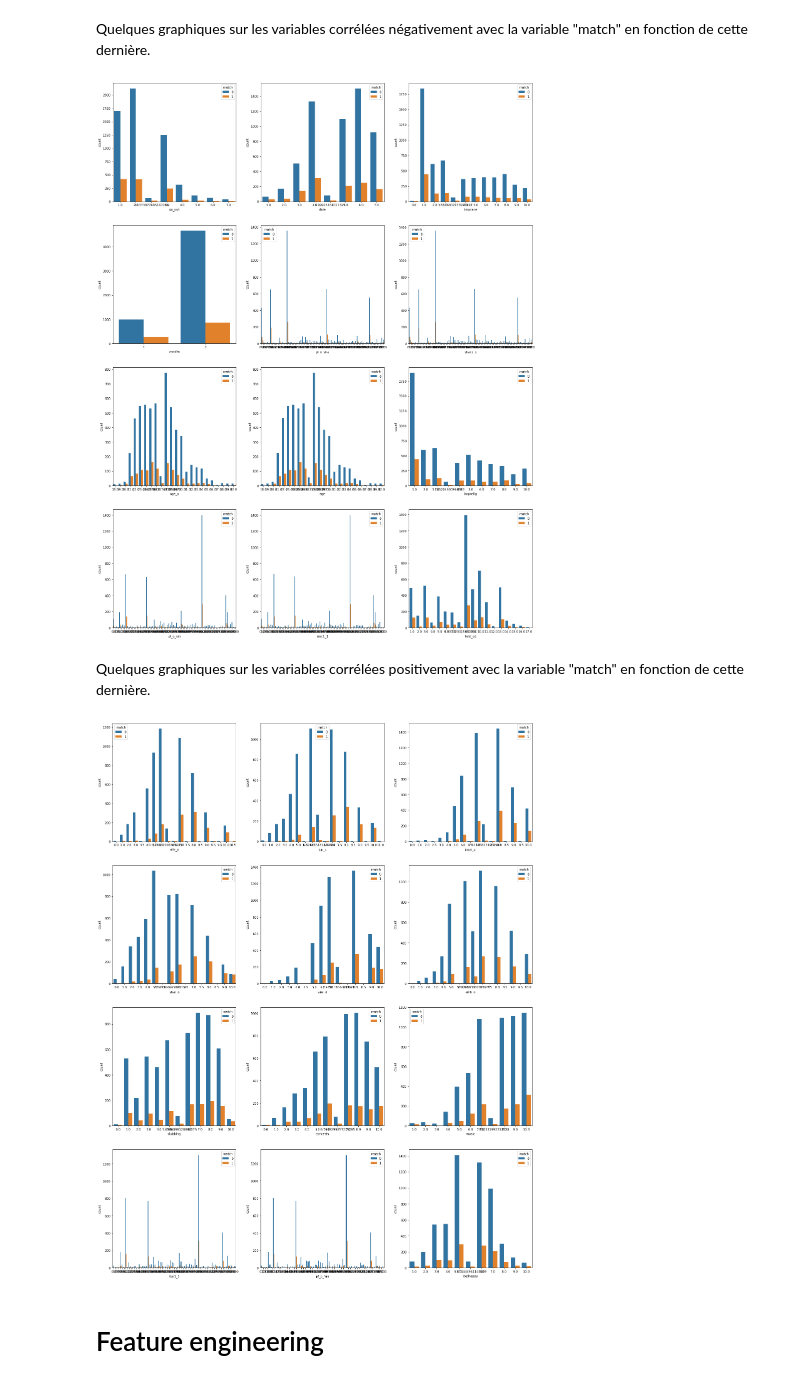
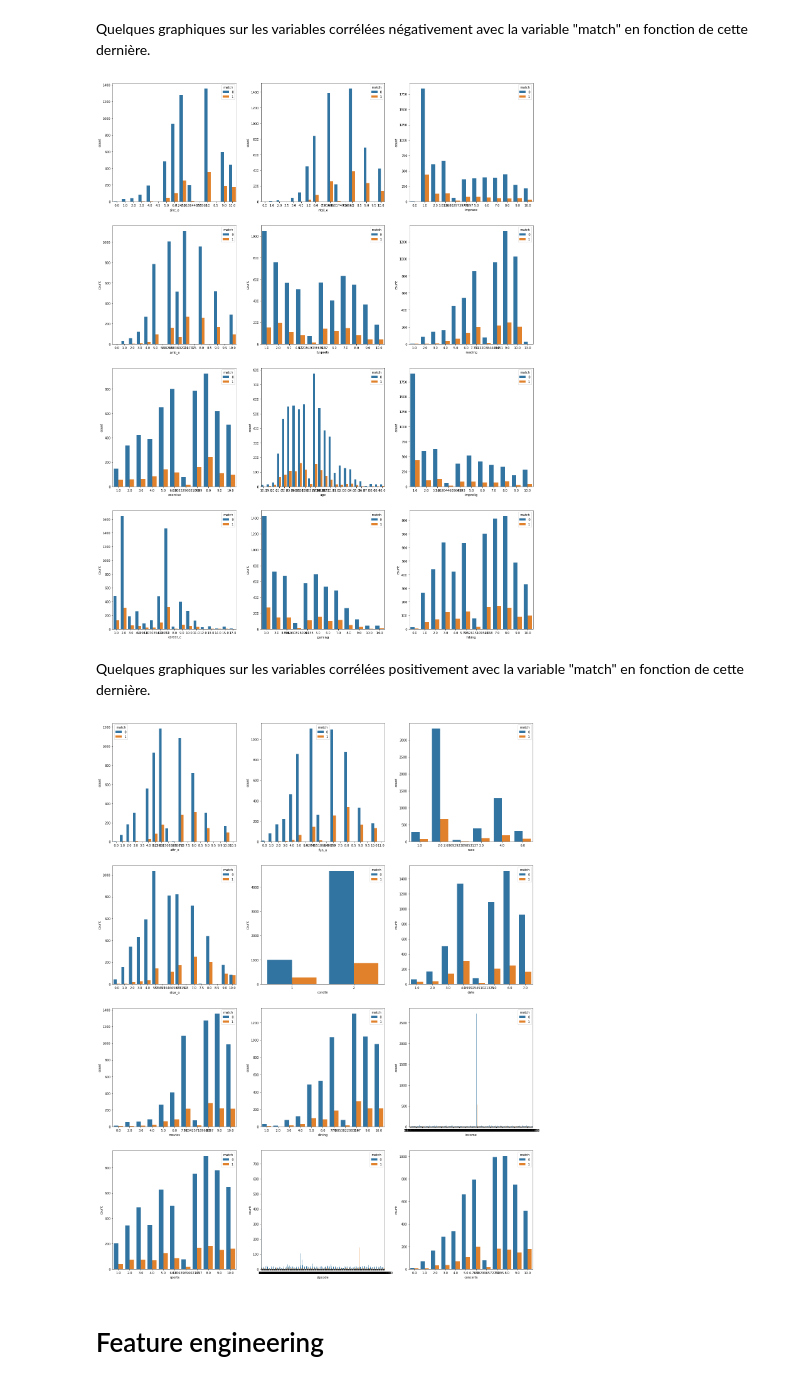
Before and after one commit to thohoang87/Projet-Python---Easy-Date, a Jupyter notebook: easydate.ipynb, the cells around one changed output. Saved outputs shown, nothing was run; the diff lists cells and outputs as text; code cells hidden in the pictures.

```diff
--- a/easydate.ipynb
+++ b/easydate.ipynb
@@ -106,3 +108,5 @@ columns_filled(data,data.columns)
+# %%
+data.match = data.match.astype("category")
 # %% [markdown]
 On voit que les données sont "propres" et "prêtes à l'emploi" maintenant
 # %%
@@ -193,7 +200,7 @@ Name: match, dtype: float64
 # %% [markdown]
 Quelques graphiques sur les variables corrélées négativement avec la variable "match" en fonction de cette dernière.
 # %%
-cols_negatif = ["go_out","date","imprace","condtn","pf_o_sha","shar1_1","age_o","age","imprelig","pf_o_sin","sinc1_1","field_cd"]
+cols_negatif = ["sinc_o","intel_o","imprace","amb_o","tvsports","reading","exercise","age","imprelig","career_c","gaming","hiking"]
 n_rows_negatif = 4
 n_cols_negatif = 3
 
@@ -205,23 +212,23 @@ for r in range(0,n_rows_negatif):
       ax_i= ax[r,c]
       sns.countplot(data=data,x=cols_negatif[i], hue="match",ax=ax_i)
 # %% [output]
-[figure, old version]
+[figure, new version]
 # %% [markdown]
 Quelques graphiques sur les variables corrélées positivement avec la variable "match" en fonction de cette dernière.
 # %%
-cols_positif = ["attr_o","fun_o","intel_o","shar_o","sinc_o","amb_o","clubbing","concerts","music","fun1_1","pf_o_fun","exphappy"]
+cols_positif = ["attr_o","fun_o","race","shar_o","condtn","date","movies","dining","income","sports","zipcode","concerts"]
 n_rows_positif = 4
 n_cols_positif = 3
 
 fig,ax=plt.subplots(n_rows_positif,n_cols_positif,figsize=(n_cols_positif*8,n_rows_positif*8))
 for r in range(0,n_rows_positif):
   for c in range(0,n_cols_positif):
     i = r*n_cols_positif + c
     if i < len(cols_positif):
       ax_i= ax[r,c]
       sns.countplot(data=data,x=cols_positif[i], hue="match",ax=ax_i)
 # %% [output]
-[figure, old version]
+[figure, new version]
 # %% [markdown]
 # Feature engineering
 # %% [markdown]
```
Also changed, not shown: parts of 13 cells of this notebook.
